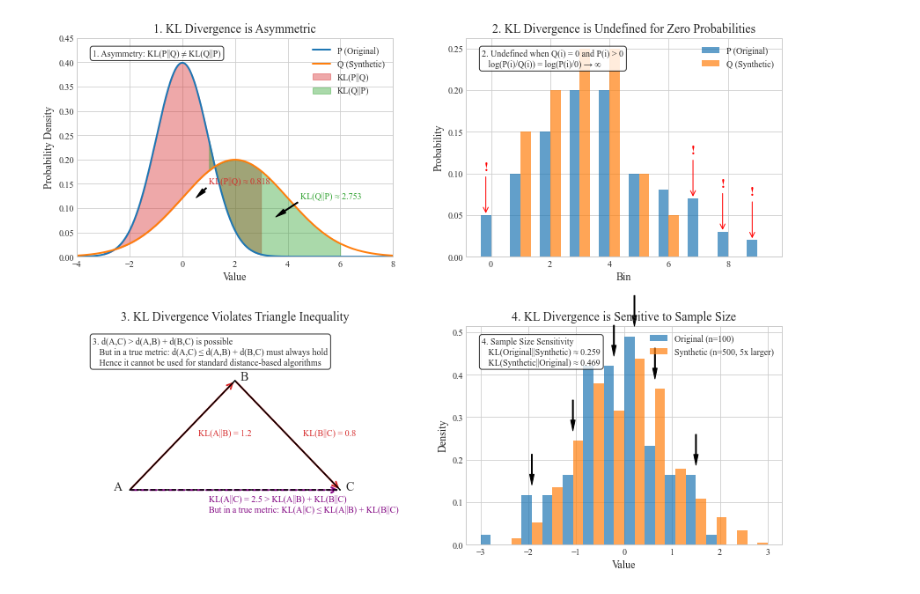
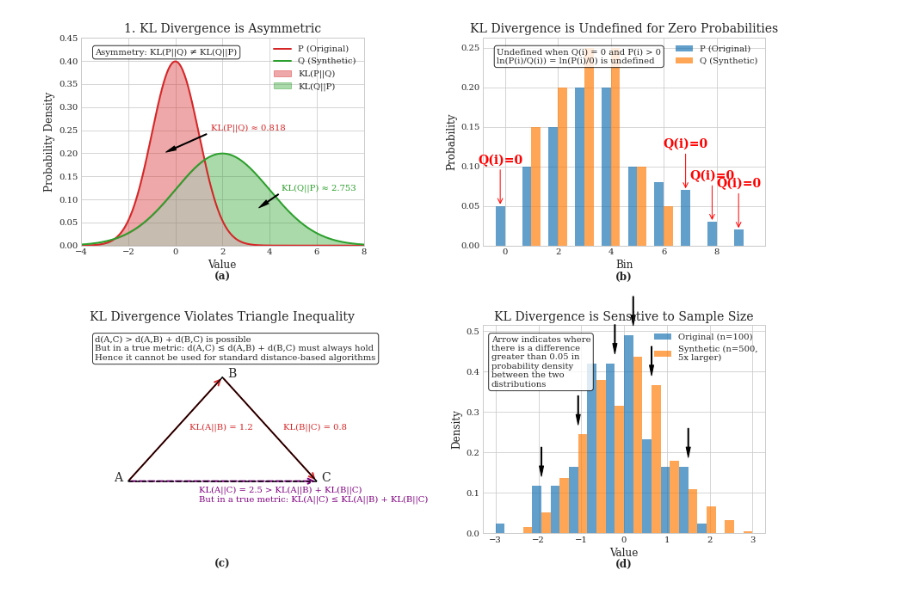
Before and after one commit to Shannon-Barretto/dissertation, a Jupyter notebook: code for report/jsvis.ipynb, the cells around one changed output. Drawn from its saved outputs; the diff is of its cells as text; code cells hidden in the pictures.

```diff
--- a/code for report/jsvis.ipynb
+++ b/code for report/jsvis.ipynb
@@ -651,8 +301,7 @@ import numpy as np
 import matplotlib.pyplot as plt
 from scipy import stats
 import matplotlib.gridspec as gridspec
-from matplotlib.patches import Rectangle, FancyArrowPatch
-import matplotlib as mpl
+from matplotlib.patches import FancyArrowPatch
 
 # Set clean publication style
 plt.style.use('seaborn-v0_8-whitegrid')
@@ -690,17 +339,33 @@ p_dist = stats.norm.pdf(x, 0, 1)  # Distribution P
 q_dist = stats.norm.pdf(x, 2, 2)  # Distribution Q (different mean and variance)
 
 # Plot the distributions
-ax1.plot(x, p_dist, '-', color=colors['P'], lw=2, label='P (Original)')
-ax1.plot(x, q_dist, '-', color=colors['Q'], lw=2, label='Q (Synthetic)')
+ax1.plot(x, p_dist, '-', color='#d62728', lw=2, label='P (Original)')
+ax1.plot(x, q_dist, '-', color='#2ca02c', lw=2, label='Q (Synthetic)')
 
-# Calculate KL divergence areas (simplified representation)
-kl_pq_indices = np.logical_and(x >= -3, x <= 3)
-kl_qp_indices = np.logical_and(x >= 1, x <= 6)
+# Calculate the minimum of both distributions at each point
+# This represents the common area under both curves
+common_area = np.minimum(p_dist, q_dist)
 
-# Shade areas representing the divergences
-ax1.fill_between(x[kl_pq_indices], p_dist[kl_pq_indices], q_dist[kl_pq_indices],
+# Create a blended color from the P and Q distribution colors
+from matplotlib.colors import to_rgb
+p_rgb = to_rgb(colors['P'])  # Blue
+q_rgb = to_rgb(colors['Q'])  # Orange
+mixed_color = (0.5*(p_rgb[0] + q_rgb[0]),
+               0.5*(p_rgb[1] + q_rgb[1]),
+               0.5*(p_rgb[2] + q_rgb[2]))  # Mix of red and orange
+
+# 1. First plot the common area between distributions
+ax1.fill_between(x, 0, common_area,
+                 color=mixed_color, alpha=0.5)
+
+# 2. Then plot KL(P||Q) areas (where P > Q)
+ax1.fill_between(x, common_area, p_dist,
+                 where=p_dist > q_dist,
                  color=colors['KL_PQ'], alpha=0.4, label='KL(P||Q)')
-ax1.fill_between(x[kl_qp_indices], q_dist[kl_qp_indices], p_dist[kl_qp_indices],
+
+# 3. Finally plot KL(Q||P) areas (where Q > P)
+ax1.fill_between(x, common_area, q_dist,
+                 where=q_dist > p_dist,
                  color=colors['KL_QP'], alpha=0.4, label='KL(Q||P)')
 
 # Calculate actual KL divergence (approximate)
@@ -718,7 +383,7 @@ kl_pq = kl_divergence(p_dist, q_dist, dx)
 kl_qp = kl_divergence(q_dist, p_dist, dx)
 
 # Add annotations
-ax1.annotate(f'KL(P||Q) ≈ {kl_pq:.3f}', xy=(0.5, 0.12), xytext=(1, 0.15),
+ax1.annotate(f'KL(P||Q) ≈ {kl_pq:.3f}', xy=(-0.5, 0.20), xytext=(1.5, 0.25),
              arrowprops=dict(facecolor='black', shrink=0.05, width=1, headwidth=5),
              fontsize=10, color=colors['KL_PQ'])
 
@@ -727,7 +392,7 @@ ax1.annotate(f'KL(Q||P) ≈ {kl_qp:.3f}', xy=(3.5, 0.08), xytext=(4.5, 0.12),
              fontsize=10, color=colors['KL_QP'])
 
 # Add note about asymmetry
-note = "1. Asymmetry: KL(P||Q) ≠ KL(Q||P)"
+note = "Asymmetry: KL(P||Q) ≠ KL(Q||P)"
 ax1.text(0.05, 0.95, note, transform=ax1.transAxes, fontsize=10,
         verticalalignment='top', bbox=dict(boxstyle='round', facecolor='white', alpha=0.8))
 
@@ -737,6 +402,8 @@ ax1.set_xlabel('Value')
 ax1.set_ylabel('Probability Density')
 ax1.set_title('1. KL Divergence is Asymmetric')
 ax1.legend(loc='upper right')
+ax1.text(0.5, -0.15, '(a)', transform=ax1.transAxes, fontsize=12,
+        ha='center', va='center', fontweight='bold')
 
 # =============================================================
 # Panel 2: Undefined when Q(i) = 0 and P(i) > 0
@@ -760,25 +427,22 @@ ax2.bar(bins + width/2, q_values, width, color=colors['Q'], alpha=0.7, label='Q
 # Mark problematic areas
 for i in range(len(bins)):
     if q_values[i] == 0 and p_values[i] > 0:
-        ax2.annotate('!', xy=(bins[i] - width/2, p_values[i]),
+        ax2.annotate('Q(i)=0', xy=(bins[i] - width/2, p_values[i]),
                      xytext=(bins[i] - width/2, p_values[i] + 0.05),
                      fontsize=14, color='red', weight='bold',
                      ha='center', va='bottom',
                      arrowprops=dict(arrowstyle="->", color='red'))
 
 # Add explanation
-note = "2. Undefined when Q(i) = 0 and P(i) > 0\n   log(P(i)/Q(i)) = log(P(i)/0) → ∞"
+note = "Undefined when Q(i) = 0 and P(i) > 0\nln(P(i)/Q(i)) = ln(P(i)/0) is undefined"
 ax2.text(0.05, 0.95, note, transform=ax2.transAxes, fontsize=10,
         verticalalignment='top', bbox=dict(boxstyle='round', facecolor='white', alpha=0.8))
 
-# Add KL formula
-# ax2.text(0.5, 0.7, r'$D_{KL}(P||Q) = \sum_i P(i) \log\frac{P(i)}{Q(i)}$', transform=ax2.transAxes,
-#          fontsize=12, ha='center', color='black',
-#          bbox=dict(boxstyle='round', facecolor='white', alpha=0.8))
-
 ax2.set_xlabel('Bin')
 ax2.set_ylabel('Probability')
-ax2.set_title('2. KL Divergence is Undefined for Zero Probabilities')
+ax2.set_title('KL Divergence is Undefined for Zero Probabilities')
+ax2.text(0.5, -0.15, '(b)', transform=ax2.transAxes, fontsize=12,
+        ha='center', va='center', fontweight='bold')
 ax2.legend()
 
 # =============================================================
@@ -824,13 +488,15 @@ ax3.text((A[0]+C[0])/2 - 0.5, (A[1]+C[1])/2 - 0.4, 'KL(A||C) = 2.5 > KL(A||B) +
          color='purple', fontsize=10)
 
 # Add explanation
-note = "3. d(A,C) > d(A,B) + d(B,C) is possible\n   But in a true metric: d(A,C) ≤ d(A,B) + d(B,C) must always hold\n   Hence it cannot be used for standard distance-based algorithms"
+note = "d(A,C) > d(A,B) + d(B,C) is possible\nBut in a true metric: d(A,C) ≤ d(A,B) + d(B,C) must always hold\nHence it cannot be used for standard distance-based algorithms"
 ax3.text(0.05, 0.95, note, transform=ax3.transAxes, fontsize=10,
         verticalalignment='top', bbox=dict(boxstyle='round', facecolor='white', alpha=0.8))
 
 ax3.set_xlim(0, 6)
 ax3.set_ylim(0, 4)
-ax3.set_title('3. KL Divergence Violates Triangle Inequality')
+ax3.set_title('KL Divergence Violates Triangle Inequality')
+ax3.text(0.5, -0.15, '(c)', transform=ax3.transAxes, fontsize=12,
+        ha='center', va='center', fontweight='bold')
 ax3.axis('off')
 
 # =============================================================
@@ -858,56 +524,47 @@ width = bins_array[1] - bins_array[0]
 ax4.bar(bin_centers - width/4, small_hist, width=width/2, alpha=0.7, color=colors['P'],
        label='Original (n=100)')
 ax4.bar(bin_centers + width/4, large_hist, width=width/2, alpha=0.7, color=colors['Q'],
-       label='Synthetic (n=500, 5x larger)')
+       label='Synthetic (n=500,\n5x larger)')
 
 # Calculate KL divergence
 kl_small_large = kl_divergence(small_hist, large_hist, width)
 kl_large_small = kl_divergence(large_hist, small_hist, width)
 
 # Add annotation arrows pointing to discrepancies
 for i in range(len(bin_centers)):
     if abs(small_hist[i] - large_hist[i]) > 0.05:
         ax4.annotate('', xy=(bin_centers[i], max(small_hist[i], large_hist[i]) + 0.02),
                     xytext=(bin_centers[i], max(small_hist[i], large_hist[i]) + 0.1),
                     arrowprops=dict(facecolor='black', shrink=0.05, width=1, headwidth=5))
 
 # Add explanation
 note = (
-    "4. Sample Size Sensitivity\n"
-    "   KL(Original||Synthetic) ≈ {:.3f}\n"
-    "   KL(Synthetic||Original) ≈ {:.3f}"
+    "Arrow indicates where\n"
+    "there is a difference\n"
+    "greater than 0.05 in \n"
+    "probability density\n"
+    "between the two\n"
+    "distributions"
 ).format(kl_small_large, kl_large_small)
 
-ax4.text(0.05, 0.95, note, transform=ax4.transAxes, fontsize=10,
+ax4.text(0.03, 0.95, note, transform=ax4.transAxes, fontsize=10,
         verticalalignment='top', bbox=dict(boxstyle='round', facecolor='white', alpha=0.8))
 
 ax4.set_xlabel('Value')
 ax4.set_ylabel('Density')
-ax4.set_title('4. KL Divergence is Sensitive to Sample Size')
-ax4.legend()
-
-# Add main title
-# fig.suptitle('Limitations of KL Divergence for Synthetic Data Evaluation', fontsize=16, y=0.98)
-
-# Add JS divergence advantage note at the bottom
-# props = dict(boxstyle='round', facecolor='#e6f7ff', alpha=0.8)
-# advantage_note = (
-#     "Advantage of Jensen-Shannon Divergence over KL Divergence:\n"
-#     "• Symmetric: JSD(P||Q) = JSD(Q||P)\n"
-#     "• Bounded: 0 ≤ JSD ≤ 1 (with log base 2)\n"
-#     "• Always defined: Smoothed by using mixture distribution M = (P+Q)/2\n"
-#     "• More robust to sample size differences and estimation noise"
-# )
-# fig.text(0.5, 0.02, advantage_note, fontsize=11, ha='center', va='center', bbox=props)
+ax4.set_title('KL Divergence is Sensitive to Sample Size')
+ax4.text(0.5, -0.15, '(d)', transform=ax4.transAxes, fontsize=12,
+        ha='center', va='center', fontweight='bold')
+ax4.legend(loc='upper right')
 
 # Adjust layout
-fig.tight_layout(rect=[0, 0.05, 1, 0.95])
+fig.tight_layout(rect=[0, 0.03, 1, 0.95])
 
 # Save the figure
 plt.savefig('kl_divergence_limitations.png', dpi=300, bbox_inches='tight')
 plt.show()
 # %% [output]
-[figure, old version]
+[figure, new version]
 # %%
 import numpy as np
 import matplotlib.pyplot as plt
```
Also changed, not shown: parts of 6 cells of this notebook, 10 other files.
